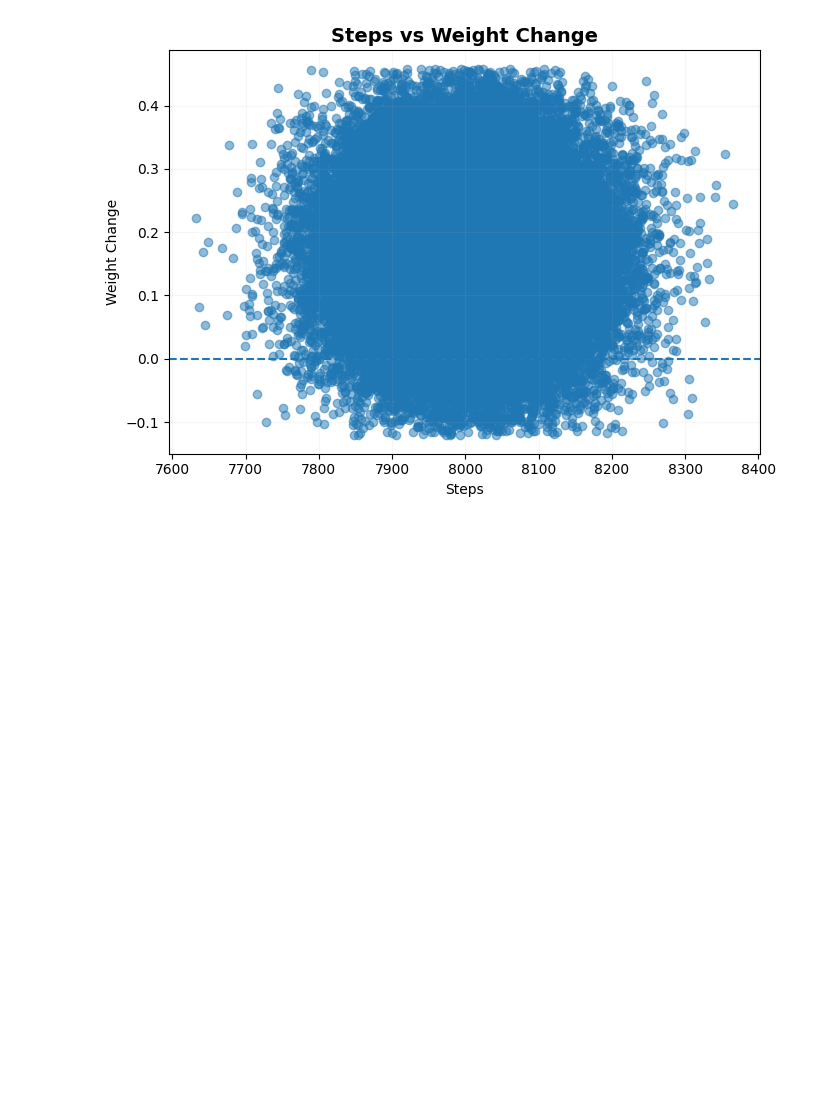
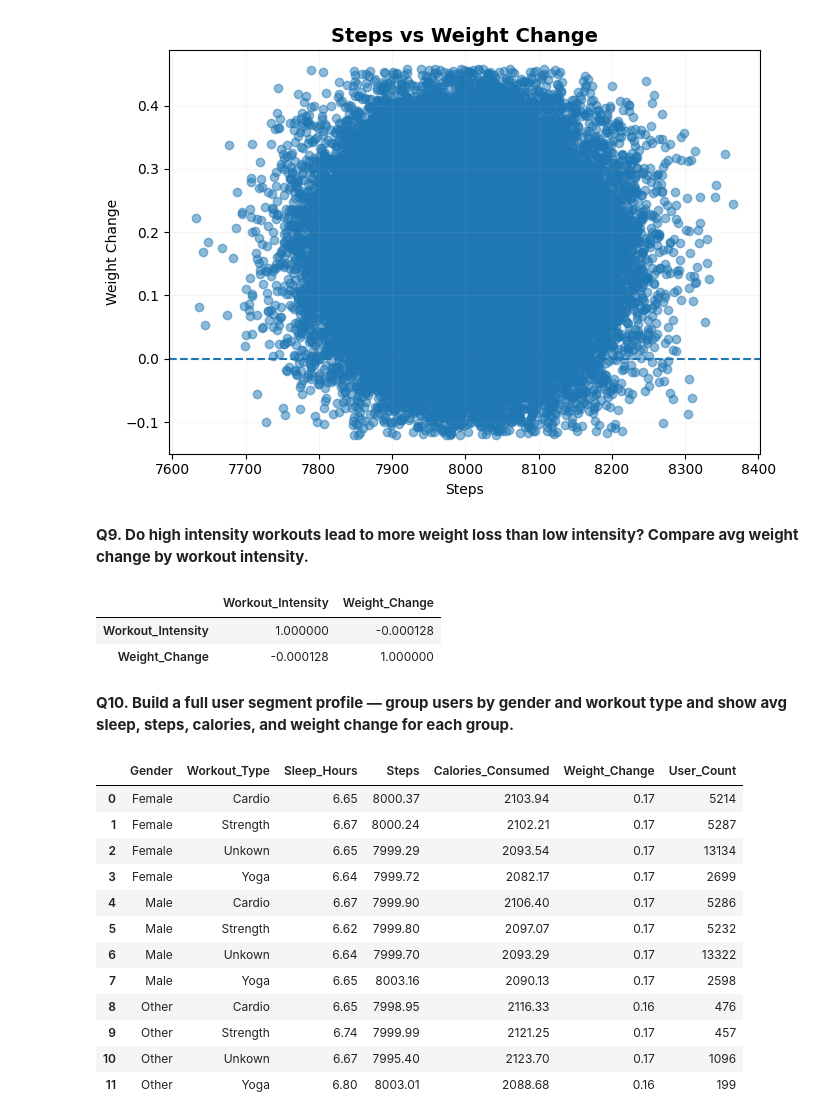
Before and after one commit to Abhaypanchal5/Data-Analytics-Portfolio, a Jupyter notebook: 04_End-To-End-Project/LifeStyle/NoteBook/LifeStyle.ipynb, the cells around one changed output. Drawn from its saved outputs; the diff is of its cells as text; code cells hidden in the pictures; blank space fills up the shorter version.

```diff
--- a/04_End-To-End-Project/LifeStyle/NoteBook/LifeStyle.ipynb
+++ b/04_End-To-End-Project/LifeStyle/NoteBook/LifeStyle.ipynb
@@ -343,3 +343,45 @@ plt.tight_layout()
 plt.show()
 # %% [output]
 [figure]
+# %% [markdown]
+**Q9. Do high intensity workouts lead to more weight loss than low intensity? Compare avg weight change by workout intensity.**
+# %%
+corr = df_copy[['Workout_Intensity','Weight_Change']].corr()
+corr
+# %% [output]
+|  | Workout_Intensity | Weight_Change |
+| Workout_Intensity | 1.000000 | -0.000128 |
+| Weight_Change | -0.000128 | 1.000000 |
+# %% [markdown]
+**Q10. Build a full user segment profile — group users by gender and workout type and show avg sleep, steps, calories, and weight change for each group.**
+# %%
+df_segment = (
+    df_copy
+    .groupby(['Gender','Workout_Type'])
+    .agg({
+        'Sleep_Hours':'mean',
+        'Steps':'mean',
+        'Calories_Consumed':'mean',
+        'Weight_Change':'mean',
+        'User_ID':'count'
+    })
+    .rename(columns={'User_ID':'User_Count'})
+    .round(2)
+    .reset_index()
+)
+
+df_segment
+# %% [output]
+|  | Gender | Workout_Type | Sleep_Hours | Steps | Calories_Consumed | Weight_Change | User_Count |
+| 0 | Female | Cardio | 6.65 | 8000.37 | 2103.94 | 0.17 | 5214 |
+| 1 | Female | Strength | 6.67 | 8000.24 | 2102.21 | 0.17 | 5287 |
+| 2 | Female | Unkown | 6.65 | 7999.29 | 2093.54 | 0.17 | 13134 |
+| 3 | Female | Yoga | 6.64 | 7999.72 | 2082.17 | 0.17 | 2699 |
+| 4 | Male | Cardio | 6.67 | 7999.90 | 2106.40 | 0.17 | 5286 |
+| 5 | Male | Strength | 6.62 | 7999.80 | 2097.07 | 0.17 | 5232 |
+| 6 | Male | Unkown | 6.64 | 7999.70 | 2093.29 | 0.17 | 13322 |
+| 7 | Male | Yoga | 6.65 | 8003.16 | 2090.13 | 0.17 | 2598 |
+| 8 | Other | Cardio | 6.65 | 7998.95 | 2116.33 | 0.16 | 476 |
+| 9 | Other | Strength | 6.74 | 7999.99 | 2121.25 | 0.17 | 457 |
+| 10 | Other | Unkown | 6.67 | 7995.40 | 2123.70 | 0.17 | 1096 |
+| 11 | Other | Yoga | 6.80 | 8003.01 | 2088.68 | 0.16 | 199 |
```
Also changed, not shown: parts of 2 cells of this notebook.
